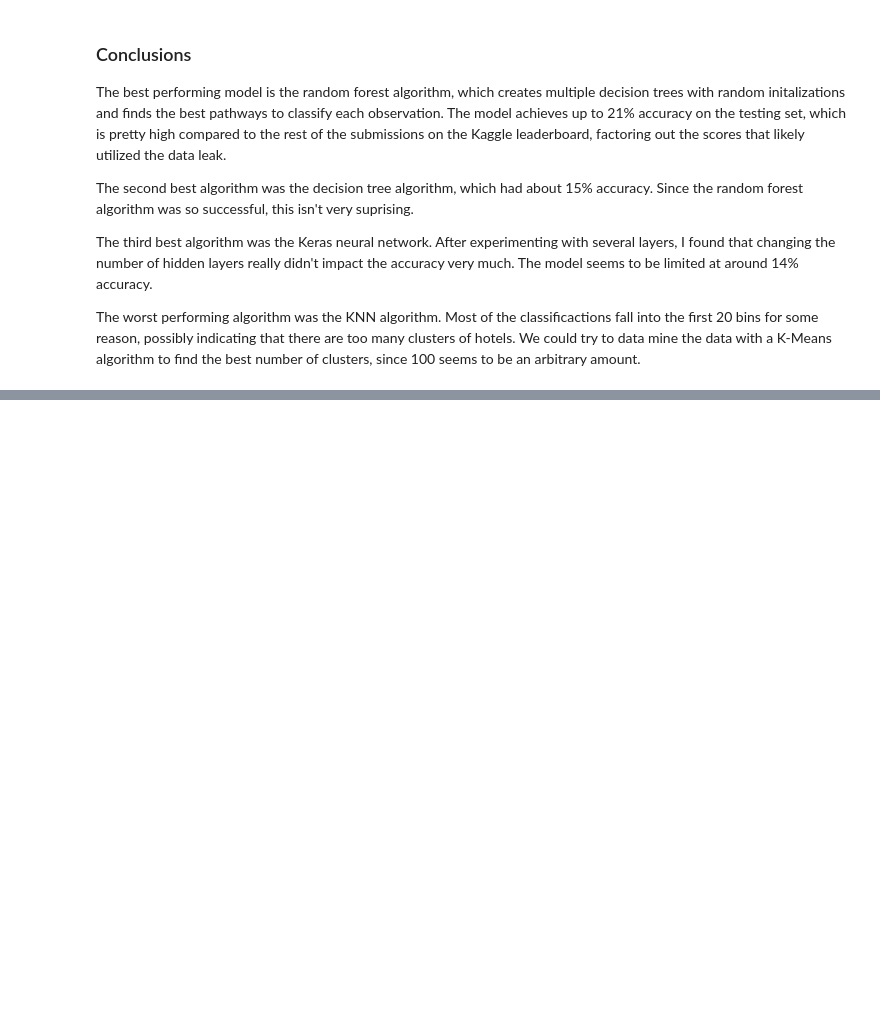
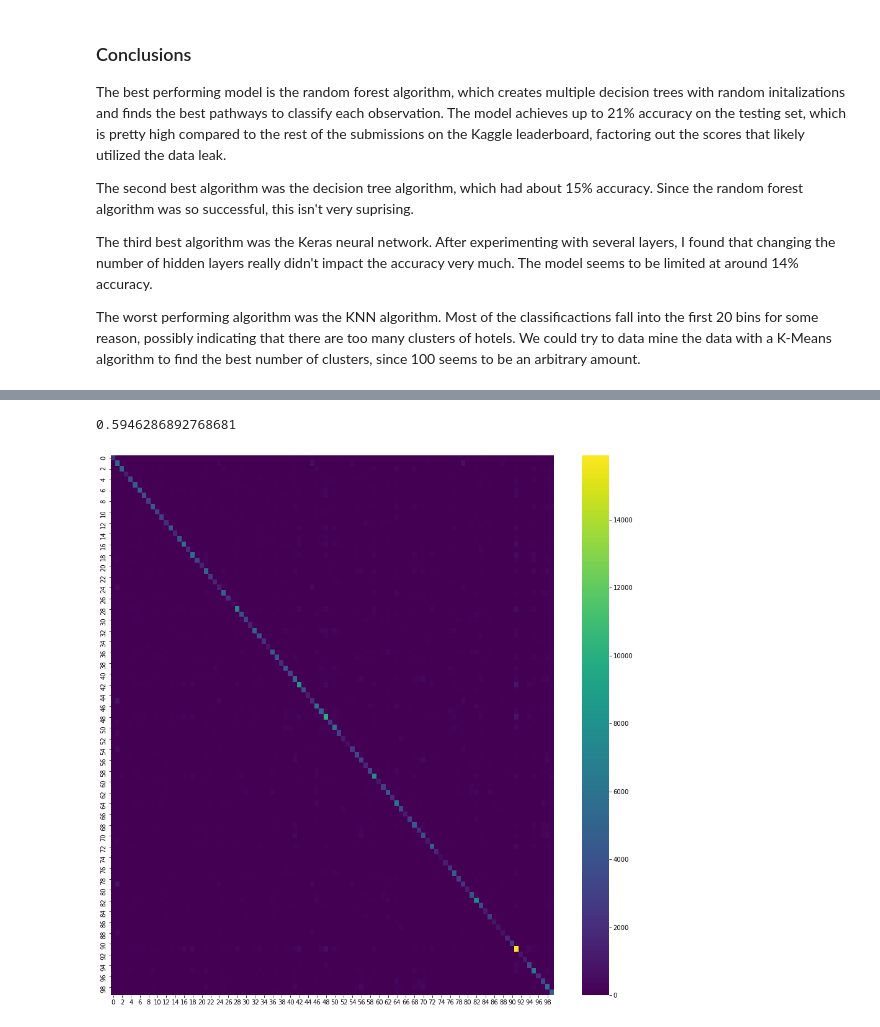
Before and after one commit to MichaelHotaling/DSC-Classes, a Jupyter notebook: DSC630/Week 7/Assignment 7.2 Create Optimal Hotel Recommendations.ipynb, the cells around one changed output, grey strips where cells are left out. Cells and saved outputs as stored; diff of their text form; code cells hidden in the pictures; blank space fills up the shorter version.

Commit message:
Assignment 7.2: Hotel Recommendations

```diff
--- a/DSC630/Week 7/Assignment 7.2 Create Optimal Hotel Recommendations.ipynb
+++ b/DSC630/Week 7/Assignment 7.2 Create Optimal Hotel Recommendations.ipynb
@@ -610,0 +623,23 @@ The worst performing algorithm was the KNN algorithm. Most of the classificactio
+# %%
+# Finding the most commonly booked hotels by unique user ID and search destination.
+df2 = train.groupby(['user_location_country',
+                     'user_location_region',
+                     'user_location_city',
+                     'user_id',
+                     'srch_destination_id',
+                     'hotel_cluster'])['is_booking'].agg(['count']).reset_index()
+
+df2.sort_values('count', inplace=True)
+
+# Renaming the hotel_cluster column so it won't cause issues during merging
+df2.rename(columns={'hotel_cluster':'hotel_cluster_pred'}, inplace=True)
+
+# Keeping only the highest trafficked hotels since we sorted by count. "last" will keep the last entry per hotel and since
+# sorted by values, we will keep the highest value
+df2 = df2.drop_duplicates(subset=['user_location_country',
+                                  'user_location_region',
+                                  'user_location_city',
+                                  'user_id',
+                                  'srch_destination_id'
+                                 ], keep="last")
+df2.tail()
@@ -610,0 +653,24 @@ The worst performing algorithm was the KNN algorithm. Most of the classificactio
+# %%
+# Merge the data back together on those same attributes
+test2 = pd.merge(test, df2, on = ['user_location_country',
+                                 'user_location_region',
+                                 'user_location_city',
+                                 'user_id',
+                                 'srch_destination_id'
+                                 ])
+# %%
+# Filtering by bookings only to verify our results
+test2= test2[test2['is_booking']==1]
+# %%
+# Accuracy
+np.mean(test2['hotel_cluster'] == test2['hotel_cluster_pred'])
+# %% [output]
+0.5946286892768681
+# %%
+cm = confusion_matrix(test2['hotel_cluster'], test2['hotel_cluster_pred'])
+
+fig, ax = plt.subplots()
+fig.set_size_inches(16,16)
+sns.heatmap(cm, cmap="viridis", ax = ax);
+# %% [output]
+[figure, added]
```
Also changed, not shown: parts of 8 cells of this notebook.
